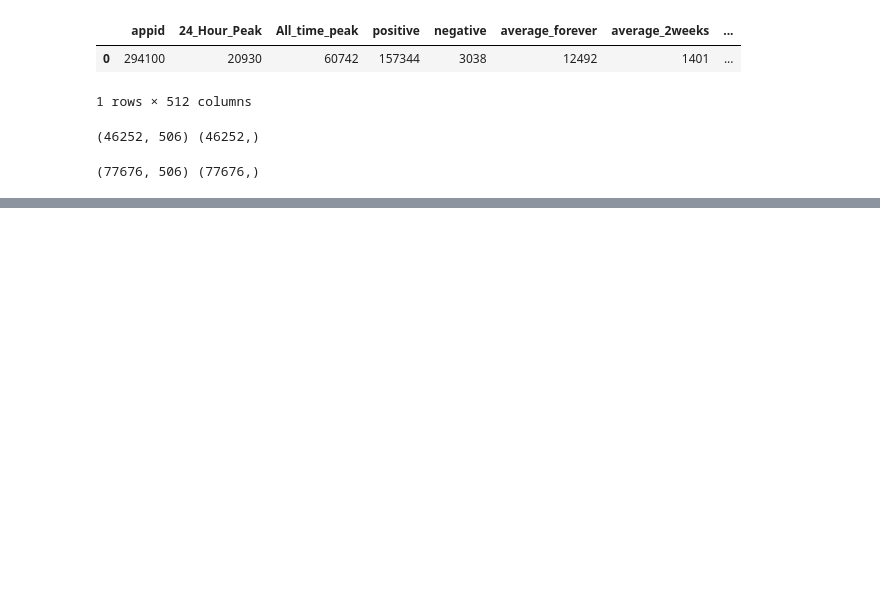
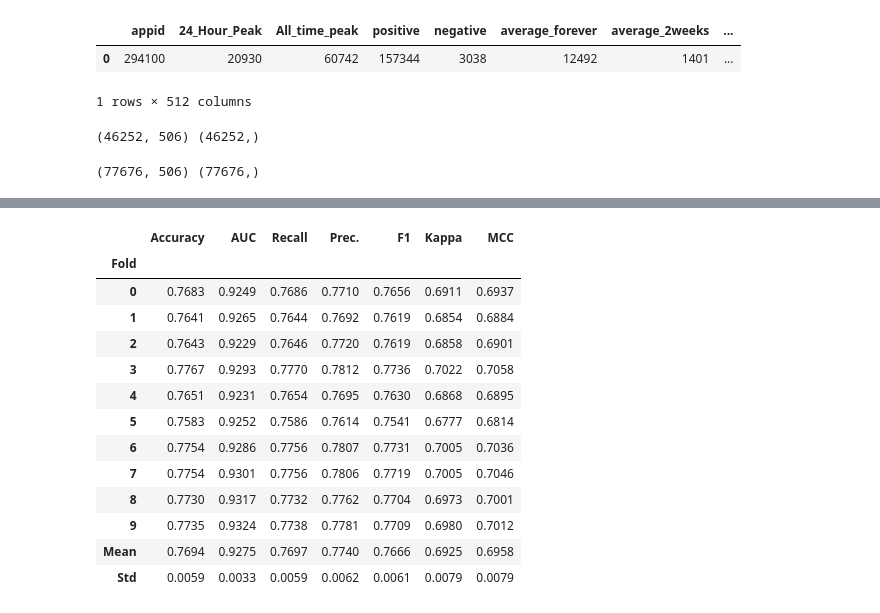
Before and after one commit to trevormoon/ASAC_ml_project, a Jupyter notebook: EDA/LSH/model/basic.ipynb, the cells around one changed output, grey strips where cells are left out. Cells and saved outputs as stored; diff of their text form; code cells hidden in the pictures; blank space fills up the shorter version.

Commit message:
model_pycaret_lsh

```diff
--- a/EDA/LSH/model/basic.ipynb
+++ b/EDA/LSH/model/basic.ipynb
@@ -63,0 +114,17 @@ x_train, x_test, y_train, y_test = train_test_split(X_resampled, y_resampled,
+# %%
+rf = create_model('rf')
+# %% [output]
+|  | Accuracy | AUC | Recall | Prec. | F1 | Kappa | MCC |
+| Fold |  |  |  |  |  |  |  |
+| 0 | 0.7683 | 0.9249 | 0.7686 | 0.7710 | 0.7656 | 0.6911 | 0.6937 |
+| 1 | 0.7641 | 0.9265 | 0.7644 | 0.7692 | 0.7619 | 0.6854 | 0.6884 |
+| 2 | 0.7643 | 0.9229 | 0.7646 | 0.7720 | 0.7619 | 0.6858 | 0.6901 |
+| 3 | 0.7767 | 0.9293 | 0.7770 | 0.7812 | 0.7736 | 0.7022 | 0.7058 |
+| 4 | 0.7651 | 0.9231 | 0.7654 | 0.7695 | 0.7630 | 0.6868 | 0.6895 |
+| 5 | 0.7583 | 0.9252 | 0.7586 | 0.7614 | 0.7541 | 0.6777 | 0.6814 |
+| 6 | 0.7754 | 0.9286 | 0.7756 | 0.7807 | 0.7731 | 0.7005 | 0.7036 |
+| 7 | 0.7754 | 0.9301 | 0.7756 | 0.7806 | 0.7719 | 0.7005 | 0.7046 |
+| 8 | 0.7730 | 0.9317 | 0.7732 | 0.7762 | 0.7704 | 0.6973 | 0.7001 |
+| 9 | 0.7735 | 0.9324 | 0.7738 | 0.7781 | 0.7709 | 0.6980 | 0.7012 |
+| Mean | 0.7694 | 0.9275 | 0.7697 | 0.7740 | 0.7666 | 0.6925 | 0.6958 |
+| Std | 0.0059 | 0.0033 | 0.0059 | 0.0062 | 0.0061 | 0.0079 | 0.0079 |
```
Also changed, not shown: parts of 22 cells of this notebook, 1 other file.
